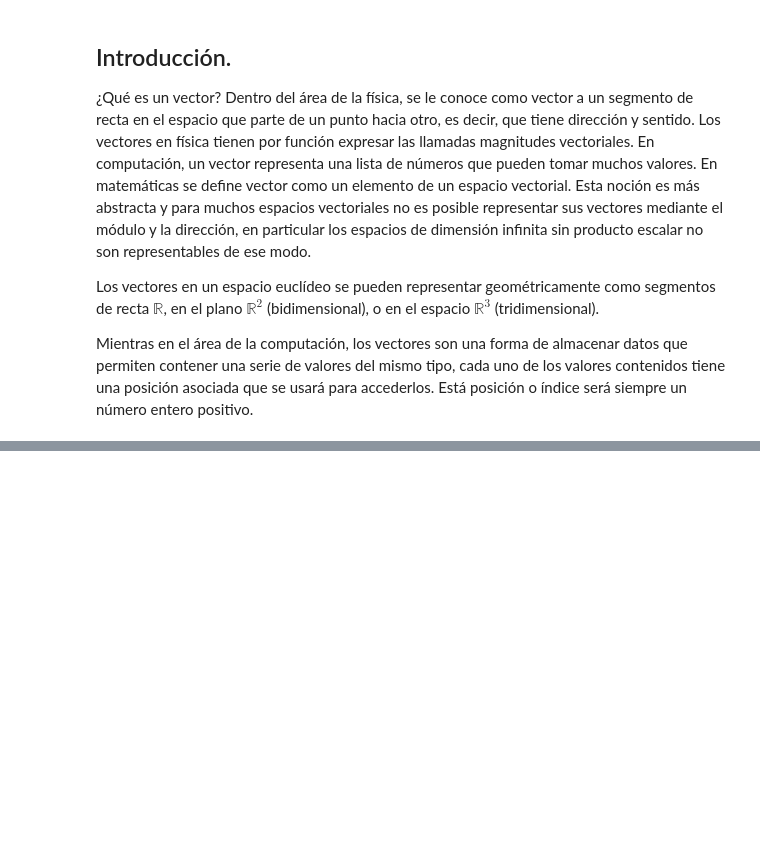
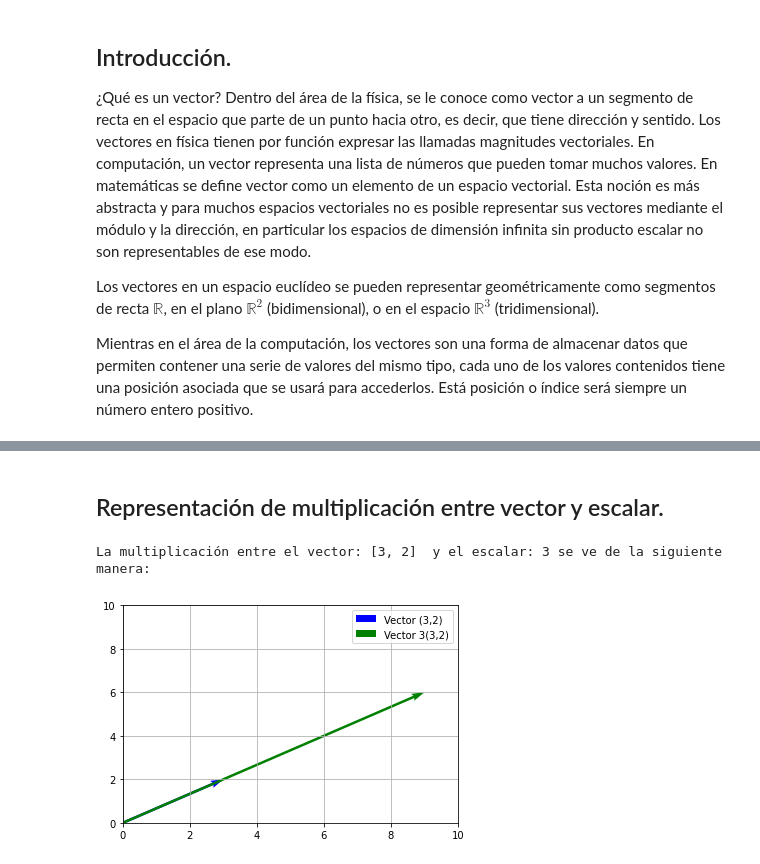
Before and after one commit to nataliasusana/R2-ya-actualizado-p1, a Jupyter notebook: Vectores/Vectores.ipynb, the cells around one changed output, grey strips where cells are left out. Cells and saved outputs as stored; diff of their text form; code cells hidden in the pictures; blank space fills up the shorter version.

```diff
--- a/Vectores/Vectores.ipynb
+++ b/Vectores/Vectores.ipynb
@@ -40,0 +264,18 @@ Describa el Subtema A para complementar el Tema 1 y describir conceptos importan
+# %% [markdown]
+## Representación de multiplicación entre vector y escalar.
+# %%
+vector = [3,2]
+escalar = 3
+print("La multiplicación entre el vector:", vector, " y el escalar:", escalar, "se ve de la siguiente manera:")
+
+plt.quiver(0,0,3,2, scale_units="xy", angles="xy", scale=1, color="b", label="Vector (3,2)")
+plt.quiver(0,0,9,6, scale_units="xy", angles="xy", scale=1, color="g", label="Vector 3(3,2)")
+
+plt.xlim(0,10)
+plt.ylim(0,10)
+plt.grid()
+plt.legend()
+plt.show()
+# %% [output]
+La multiplicación entre el vector: [3, 2]  y el escalar: 3 se ve de la siguiente manera:
+[figure, added]
```
Also changed, not shown: parts of 28 cells of this notebook.
